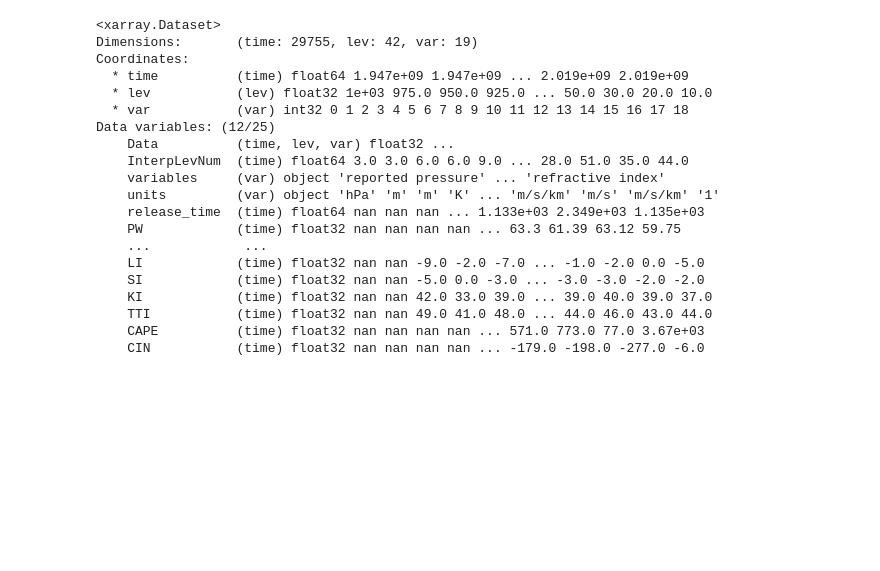
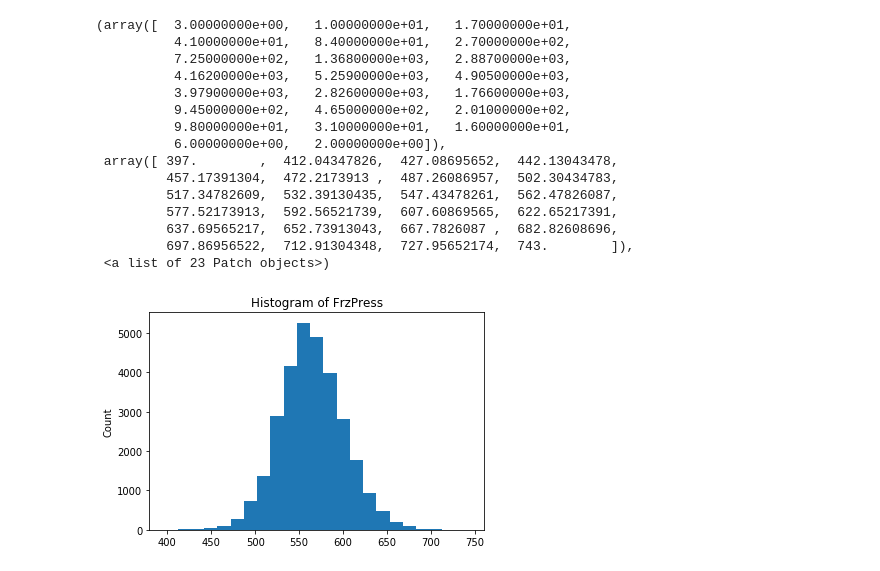
Before and after one commit to MPOcanes/MPO624_2022, a Jupyter notebook: Notebooks/Brian_India_Soundings.ipynb, the cells around one changed output. Cells and saved outputs as stored; diff of their text form; code cells hidden in the pictures; blank space fills up the shorter version.

```diff
--- a/Notebooks/Brian_India_Soundings.ipynb
+++ b/Notebooks/Brian_India_Soundings.ipynb
@@ -37,25 +37,20 @@ array(['1947060715', '1947060816', '1947061415', ..., '2019081212',
-# %%
-ds25.assign_coords(time=ds25.time.values.astype('int').astype('str')) # doesnt work?
-#ds25.assign_coords(time=ds25.time.astype('int')) # doesnt work?
-ds25
-# %% [output]
-<xarray.Dataset>
-Dimensions:       (time: 29755, lev: 42, var: 19)
-Coordinates:
-  * time          (time) float64 1.947e+09 1.947e+09 ... 2.019e+09 2.019e+09
-  * lev           (lev) float32 1e+03 975.0 950.0 925.0 ... 50.0 30.0 20.0 10.0
-  * var           (var) int32 0 1 2 3 4 5 6 7 8 9 10 11 12 13 14 15 16 17 18
-Data variables: (12/25)
-    Data          (time, lev, var) float32 ...
-    InterpLevNum  (time) float64 3.0 3.0 6.0 6.0 9.0 ... 28.0 51.0 35.0 44.0
-    variables     (var) object 'reported pressure' ... 'refractive index'
-    units         (var) object 'hPa' 'm' 'm' 'K' ... 'm/s/km' 'm/s' 'm/s/km' '1'
-    release_time  (time) float64 nan nan nan ... 1.133e+03 2.349e+03 1.135e+03
-    PW            (time) float32 nan nan nan nan ... 63.3 61.39 63.12 59.75
-    ...            ...
-    LI            (time) float32 nan nan -9.0 -2.0 -7.0 ... -1.0 -2.0 0.0 -5.0
-    SI            (time) float32 nan nan -5.0 0.0 -3.0 ... -3.0 -3.0 -2.0 -2.0
-    KI            (time) float32 nan nan 42.0 33.0 39.0 ... 39.0 40.0 39.0 37.0
-    TTI           (time) float32 nan nan 49.0 41.0 48.0 ... 44.0 46.0 43.0 44.0
-    CAPE          (time) float32 nan nan nan nan ... 571.0 773.0 77.0 3.67e+03
-    CIN           (time) float32 nan nan nan nan ... -179.0 -198.0 -277.0 -6.0
+# %%
+# Freezing level pressure: a histogram
+ds25.FrzPress.plot.hist(bins=23)
+# %% [output]
+(array([  3.00000000e+00,   1.00000000e+01,   1.70000000e+01,
+          4.10000000e+01,   8.40000000e+01,   2.70000000e+02,
+          7.25000000e+02,   1.36800000e+03,   2.88700000e+03,
+          4.16200000e+03,   5.25900000e+03,   4.90500000e+03,
+          3.97900000e+03,   2.82600000e+03,   1.76600000e+03,
+          9.45000000e+02,   4.65000000e+02,   2.01000000e+02,
+          9.80000000e+01,   3.10000000e+01,   1.60000000e+01,
+          6.00000000e+00,   2.00000000e+00]),
+ array([ 397.        ,  412.04347826,  427.08695652,  442.13043478,
+         457.17391304,  472.2173913 ,  487.26086957,  502.30434783,
+         517.34782609,  532.39130435,  547.43478261,  562.47826087,
+         577.52173913,  592.56521739,  607.60869565,  622.65217391,
+         637.69565217,  652.73913043,  667.7826087 ,  682.82608696,
+         697.86956522,  712.91304348,  727.95652174,  743.        ]),
+ <a list of 23 Patch objects>)
+[figure, added]
```
Also changed, not shown: parts of 23 cells of this notebook, 1 other file.
